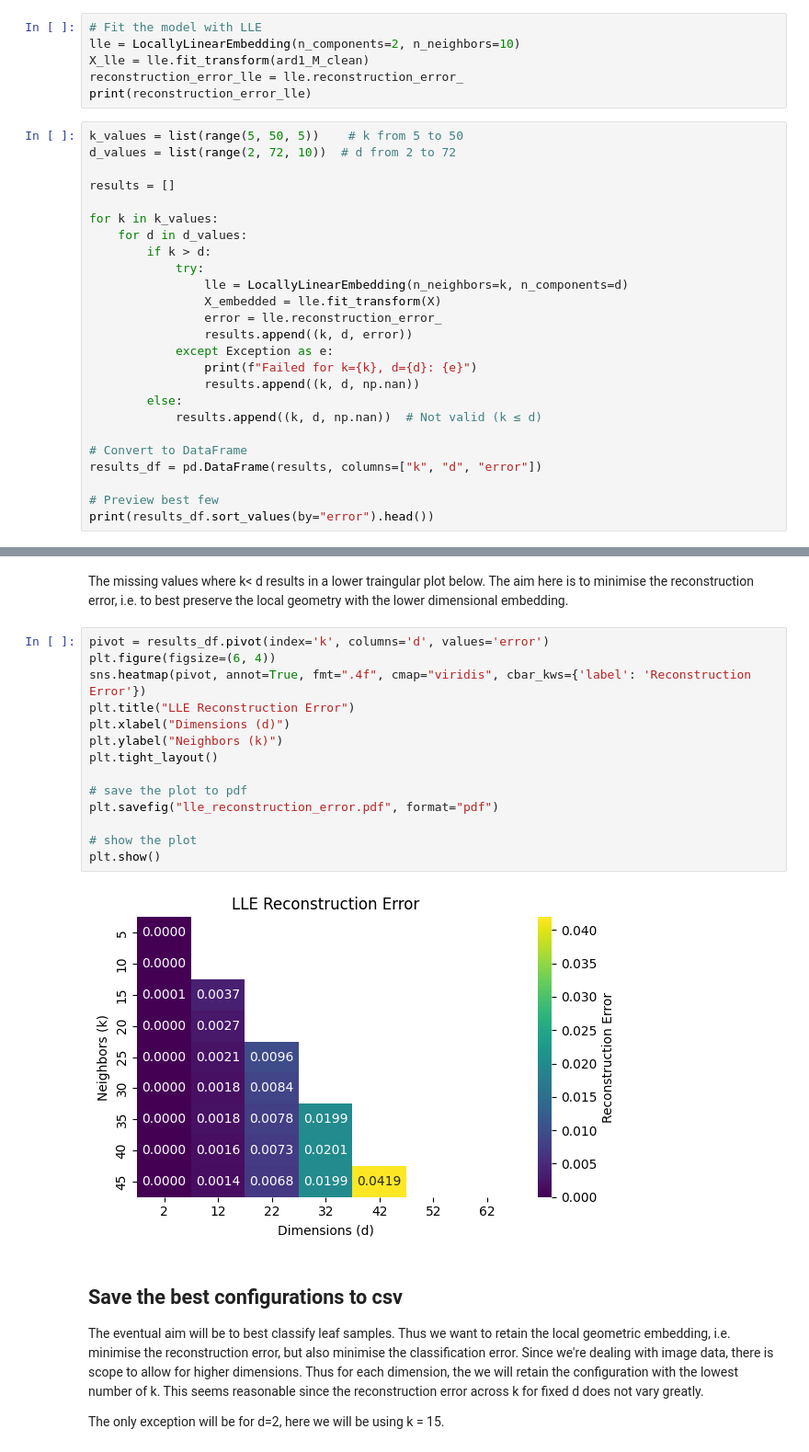
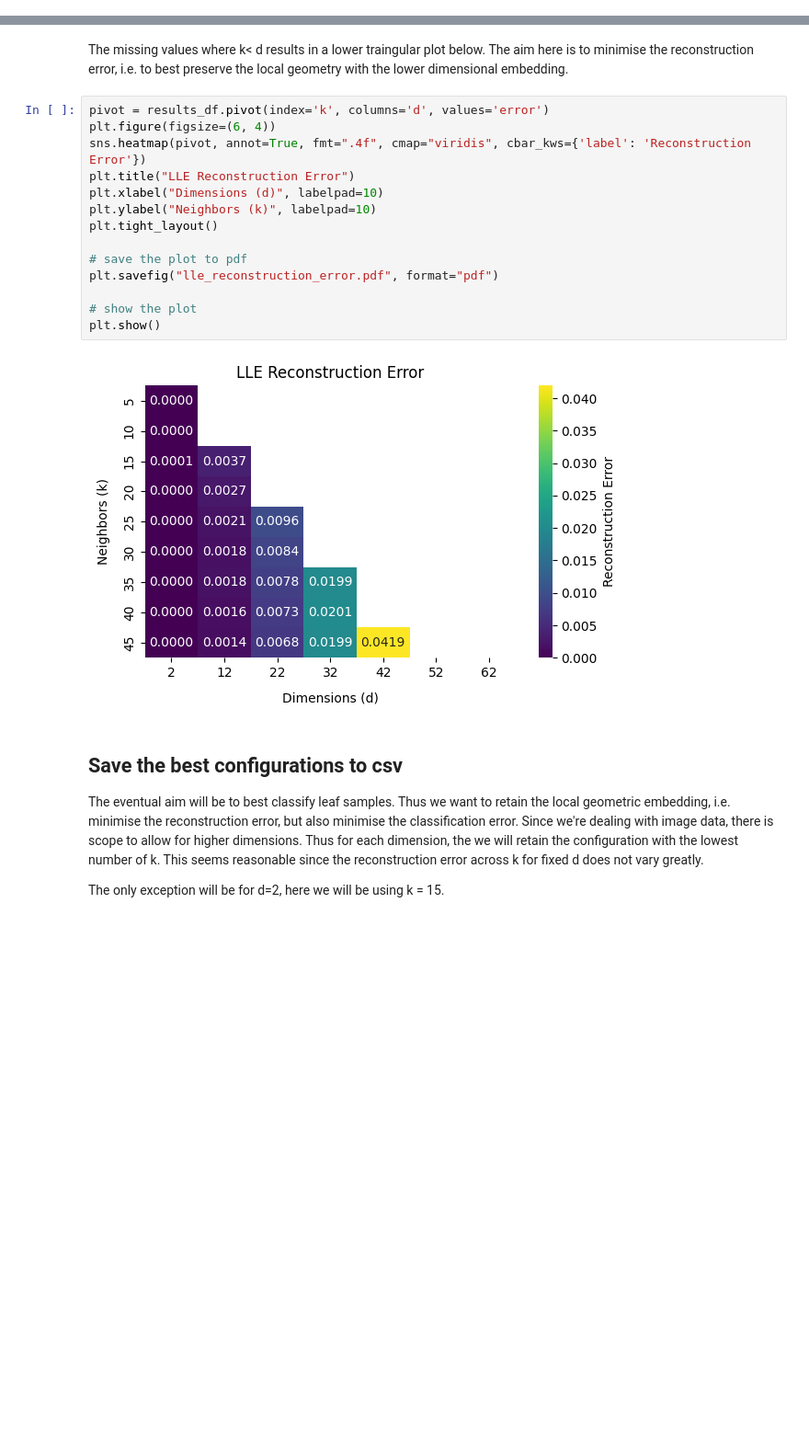
Before and after one commit to Annie0619/multivariate_assignment, a Jupyter notebook: LLE_Dimension_Reduction.ipynb, the cells around one changed output, grey strips where cells are left out. Shown: that part at 92% size. Saved outputs shown, nothing was run; the diff lists cells and outputs as text; blank space fills up the shorter version.

Commit message:
Created using Colab, made some changes to the plot and deleted old code.

```diff
--- a/LLE_Dimension_Reduction.ipynb
+++ b/LLE_Dimension_Reduction.ipynb
@@ -40,36 +42,5 @@ ard1_M_clean.shape # now this is only the 1274 obs of 192 features
 # %% [markdown]
 ## Apply LLE
-# %%
-# Fit the model with LLE
-lle = LocallyLinearEmbedding(n_components=2, n_neighbors=10)
-X_lle = lle.fit_transform(ard1_M_clean)
-reconstruction_error_lle = lle.reconstruction_error_
-print(reconstruction_error_lle)
-# %%
-k_values = list(range(5, 50, 5))    # k from 5 to 50
-d_values = list(range(2, 72, 10))  # d from 2 to 72
-
-results = []
-
-for k in k_values:
-    for d in d_values:
-        if k > d:
-            try:
-                lle = LocallyLinearEmbedding(n_neighbors=k, n_components=d)
-                X_embedded = lle.fit_transform(X)
-                error = lle.reconstruction_error_
-                results.append((k, d, error))
-            except Exception as e:
-                print(f"Failed for k={k}, d={d}: {e}")
-                results.append((k, d, np.nan))
-        else:
-            results.append((k, d, np.nan))  # Not valid (k ≤ d)
-
-# Convert to DataFrame
-results_df = pd.DataFrame(results, columns=["k", "d", "error"])
-
-# Preview best few
-print(results_df.sort_values(by="error").head())
 # %% [markdown]
 Note that the code below is using Parallel computing to speed up the process of trying to fit numerous LLE models. It shouldn't take more than a few seconds to run.
 # %%
@@ -121,19 +92,19 @@ The missing values where k\< d results in a lower traingular plot below. The aim
 # %%
 pivot = results_df.pivot(index='k', columns='d', values='error')
 plt.figure(figsize=(6, 4))
 sns.heatmap(pivot, annot=True, fmt=".4f", cmap="viridis", cbar_kws={'label': 'Reconstruction Error'})
 plt.title("LLE Reconstruction Error")
-plt.xlabel("Dimensions (d)")
-plt.ylabel("Neighbors (k)")
+plt.xlabel("Dimensions (d)", labelpad=10)
+plt.ylabel("Neighbors (k)", labelpad=10)
 plt.tight_layout()
 
 # save the plot to pdf
 plt.savefig("lle_reconstruction_error.pdf", format="pdf")
 
 # show the plot
 plt.show()
 # %% [output]
-[figure, old version]
+[figure, new version]
 # %% [markdown]
 ## Save the best configurations to csv
 The eventual aim will be to best classify leaf samples. Thus we want to retain the local geometric embedding, i.e. minimise the reconstruction error, but also minimise the classification error. Since we're dealing with image data, there is scope to allow for higher dimensions. Thus for each dimension, the we will retain the configuration with the lowest number of k. This seems reasonable since the reconstruction error across k for fixed d does not vary greatly.
```
Also changed, not shown: parts of 1 cell of this notebook.
